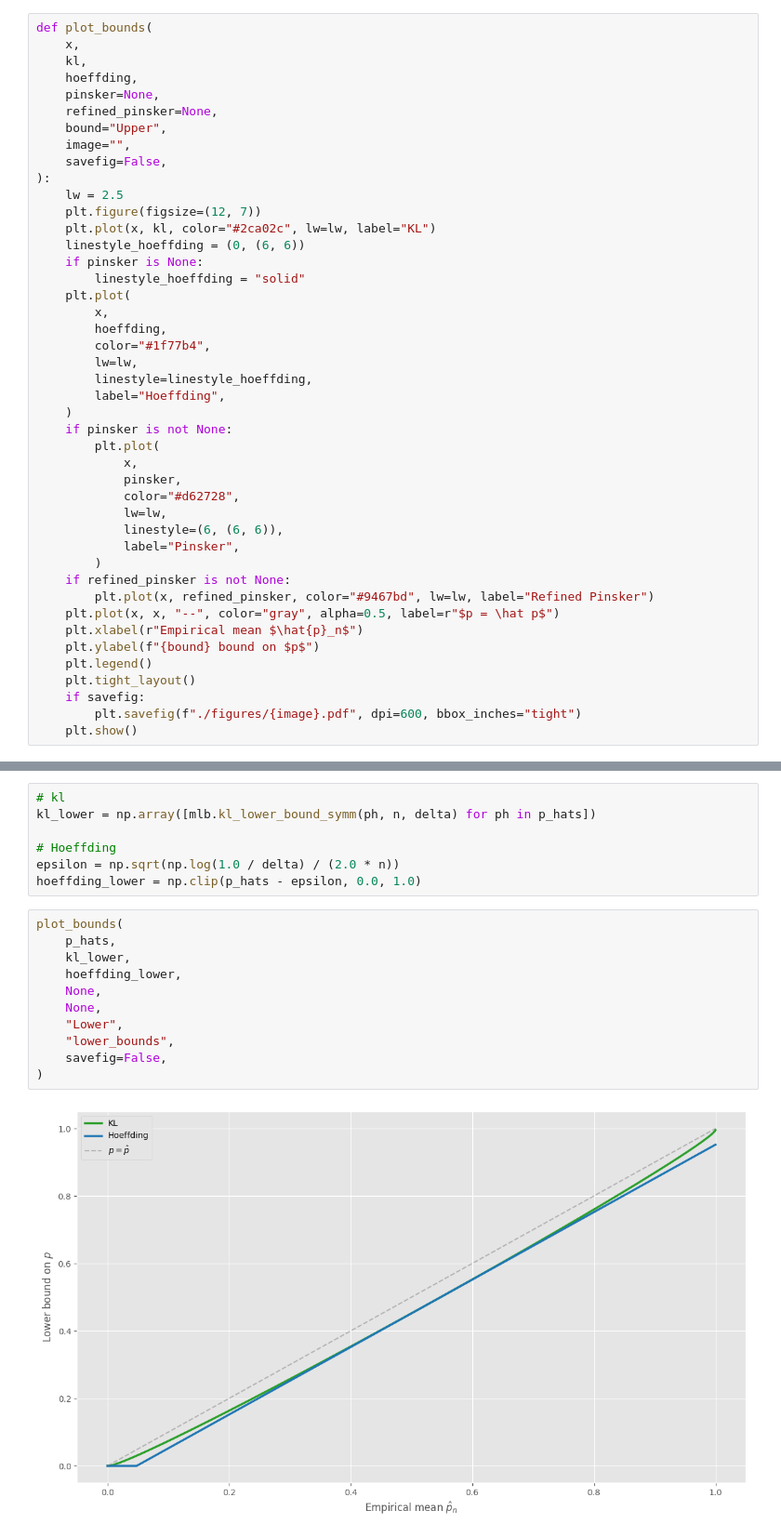
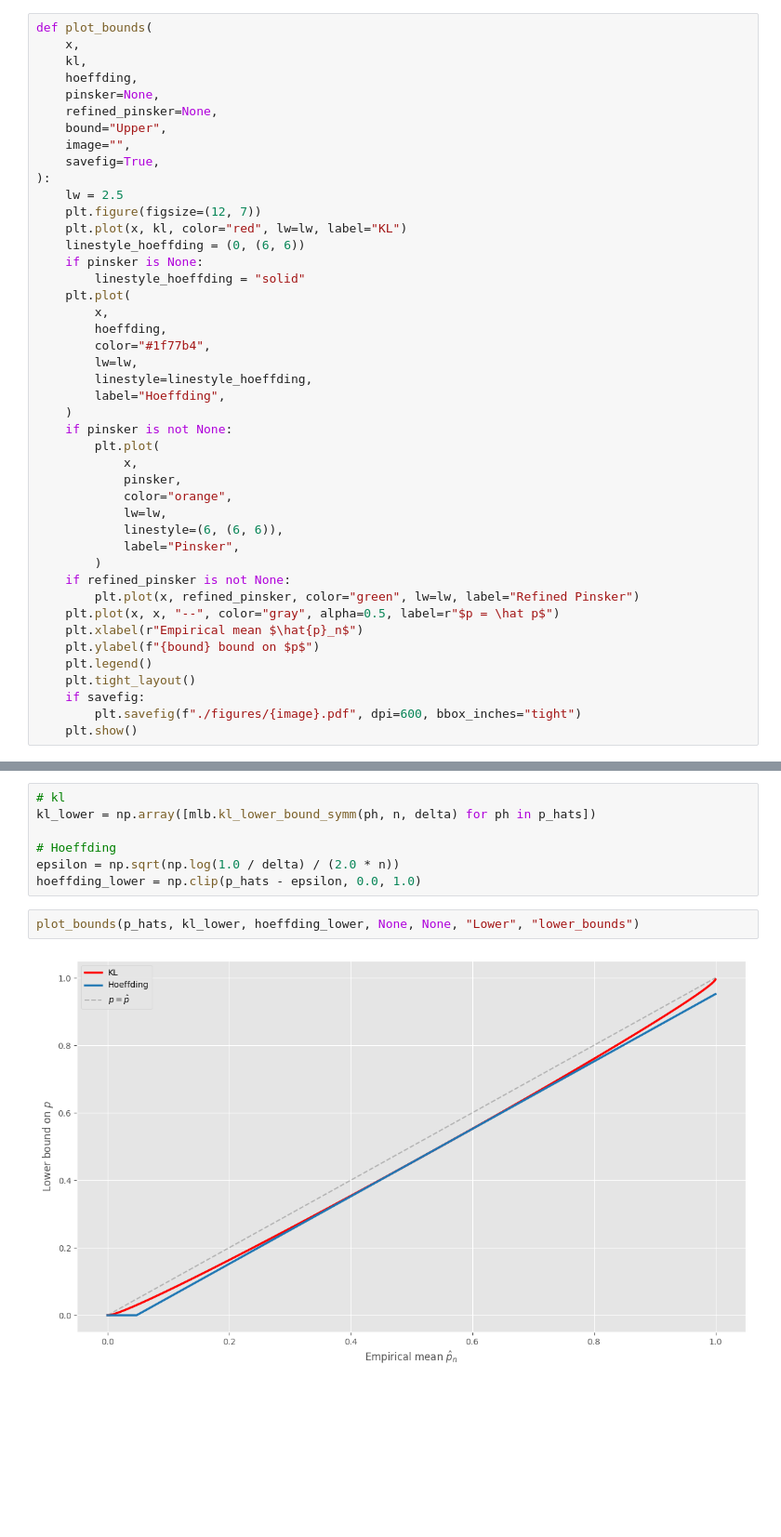
Before and after one commit to carsten-j/MLB, a Jupyter notebook: HA1/exercise2.3.ipynb, the cells around one changed output, grey strips where cells are left out. Shown at 93% size. Cells and saved outputs as stored; diff of their text form; blank space fills up the shorter version.

```diff
--- a/HA1/exercise2.3.ipynb
+++ b/HA1/exercise2.3.ipynb
@@ -41,11 +41,11 @@ def plot_bounds(
     refined_pinsker=None,
     bound="Upper",
     image="",
-    savefig=False,
+    savefig=True,
 ):
     lw = 2.5
     plt.figure(figsize=(12, 7))
-    plt.plot(x, kl, color="#2ca02c", lw=lw, label="KL")
+    plt.plot(x, kl, color="red", lw=lw, label="KL")
     linestyle_hoeffding = (0, (6, 6))
     if pinsker is None:
         linestyle_hoeffding = "solid"
@@ -61,13 +61,13 @@ def plot_bounds(
         plt.plot(
             x,
             pinsker,
-            color="#d62728",
+            color="orange",
             lw=lw,
             linestyle=(6, (6, 6)),
             label="Pinsker",
         )
     if refined_pinsker is not None:
-        plt.plot(x, refined_pinsker, color="#9467bd", lw=lw, label="Refined Pinsker")
+        plt.plot(x, refined_pinsker, color="green", lw=lw, label="Refined Pinsker")
     plt.plot(x, x, "--", color="gray", alpha=0.5, label=r"$p = \hat p$")
     plt.xlabel(r"Empirical mean $\hat{p}_n$")
     plt.ylabel(f"{bound} bound on $p$")
@@ -122,15 +120,6 @@ kl_lower = np.array([mlb.kl_lower_bound_symm(ph, n, delta) for ph in p_hats])
 epsilon = np.sqrt(np.log(1.0 / delta) / (2.0 * n))
 hoeffding_lower = np.clip(p_hats - epsilon, 0.0, 1.0)
 # %%
-plot_bounds(
-    p_hats,
-    kl_lower,
-    hoeffding_lower,
-    None,
-    None,
-    "Lower",
-    "lower_bounds",
-    savefig=False,
-)
+plot_bounds(p_hats, kl_lower, hoeffding_lower, None, None, "Lower", "lower_bounds")
 # %% [output]
-[figure, old version]
+[figure, new version]
```
Also changed, not shown: parts of 2 cells of this notebook, 29 other files.
